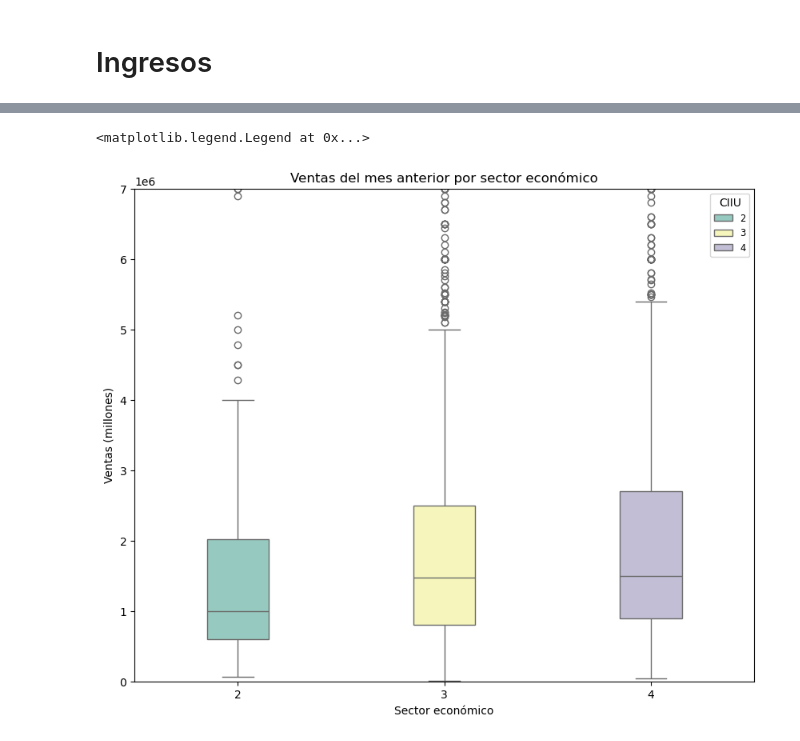
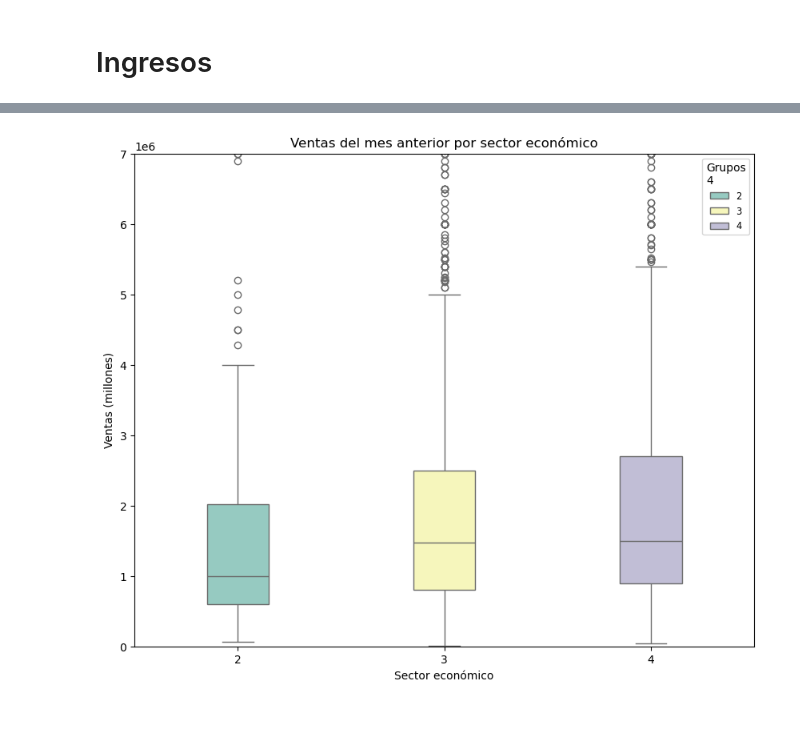
Before and after one commit to Ingenieco/dane, a Jupyter notebook: codigos_2024/analisis_descriptivo_moviles.ipynb, the cells around one changed output, grey strips where cells are left out. Cells and saved outputs as stored; diff of their text form; code cells hidden in the pictures.

```diff
--- a/codigos_2024/analisis_descriptivo_moviles.ipynb
+++ b/codigos_2024/analisis_descriptivo_moviles.ipynb
@@ -10,7 +10,7 @@ emicron_22 = pd.read_csv("D:/jupyter/dane/datos_crudos/emicron_22.csv")
 emicron_m = emicron_m.rename(columns = lambda x: x.lower())
 emicron_22 = emicron_22.rename(columns = lambda x: x.lower())
 # %%
-emicron_m22 = emicron[emicron['ola'] == 2022]
+emicron_m22 = emicron_m[emicron_m['ola'] == 2022]
 emicron_m22 = emicron_m22.drop(columns = 'ola')
 emicron_m22.columns
 emicron_22.columns
@@ -161,14 +156,13 @@ plt.show()
 # %%
 fig = plt.figure(figsize = [10, 8])
 sns.boxplot(x = 'grupos4', y = 'ventas_mes_anterior', data = emicron_m22, palette = "Set3", hue = 'grupos4', width = 0.3)
 plt.title("Ventas del mes anterior por sector económico")
 plt.ylabel("Ventas (millones)")
 plt.xlabel("Sector económico")
 # q1, q3 = emicron_m22['ventas_mes_anterior'].describe()[[4,6]]
 # plt.ylim((0, q3 + 1.5*(q3-q1)))
 plt.ylim(0, 7000000)
-plt.legend(loc = 'upper right', title = 'CIIU', fontsize = 'small')
-#plt.show()
+plt.legend(loc = 'upper right', title = 'Grupos\n4', fontsize = 'small')
+plt.show()
 # %% [output]
-<matplotlib.legend.Legend at 0x...>
-[figure, old version]
+[figure, new version]
```
Also changed, not shown: parts of 13 cells of this notebook, 3 other files.
